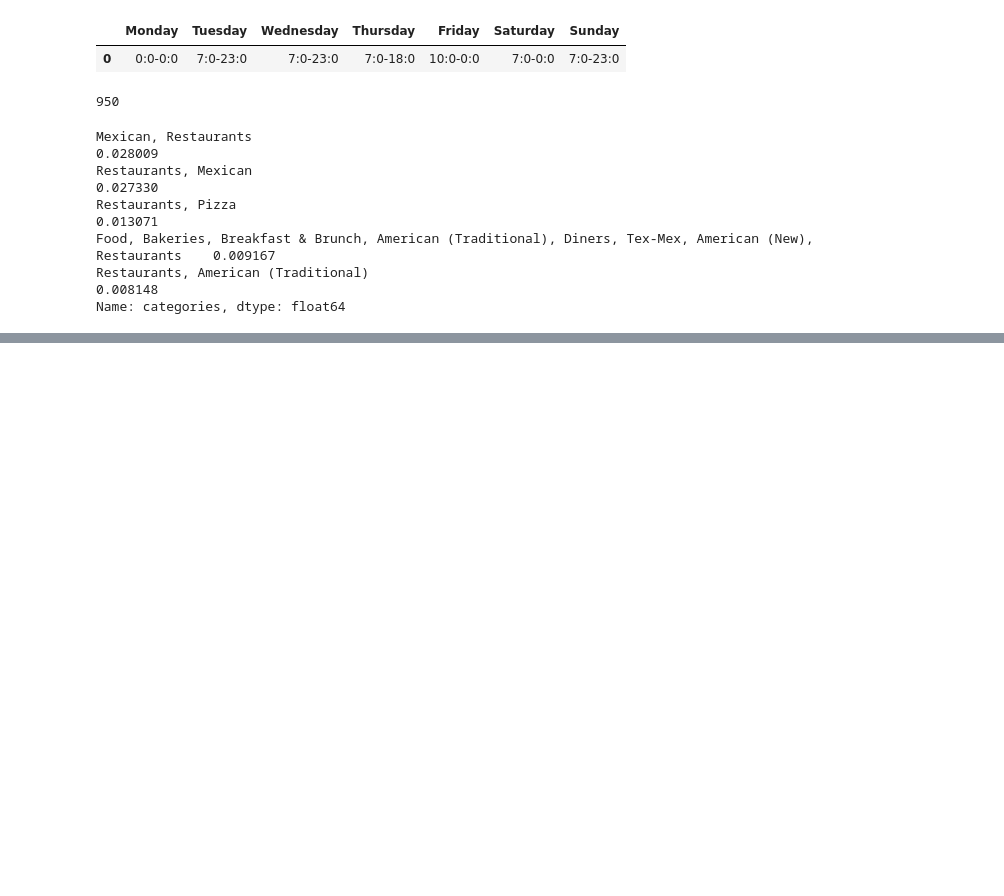
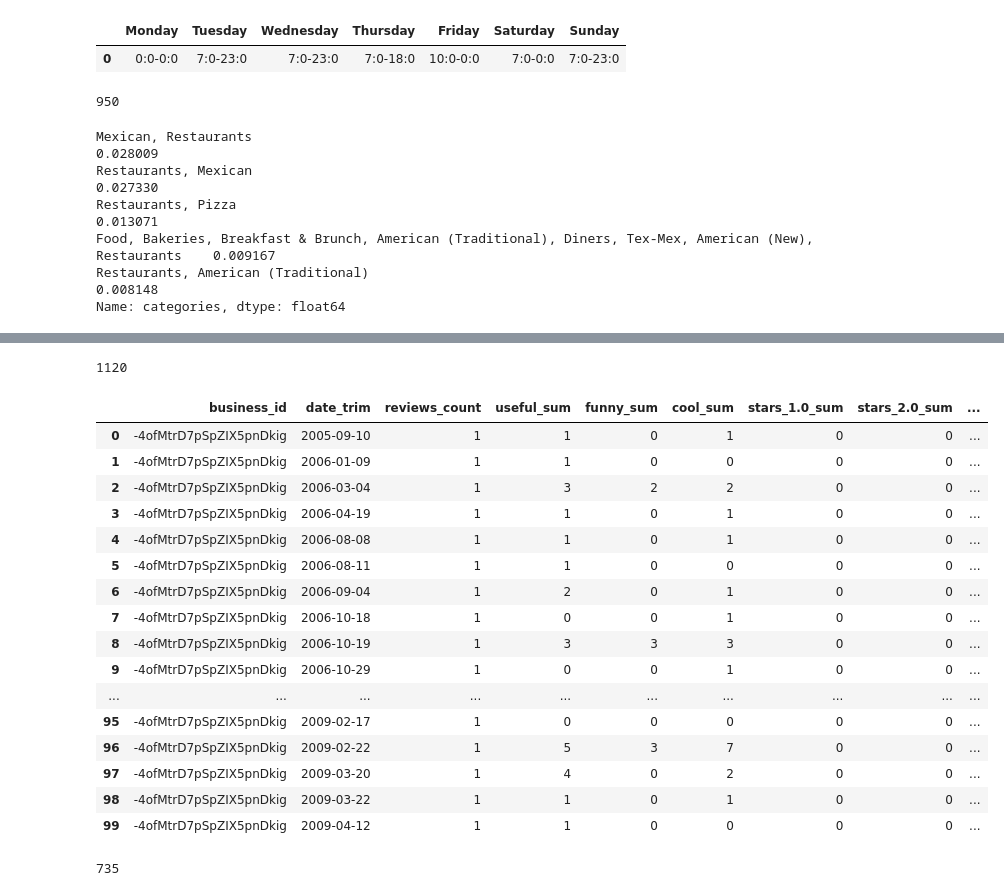
Before and after one commit to ellerybledsoe/Springboard, a Jupyter notebook: Austin Restaurant Inspections_Data Wrangling.ipynb, the cells around one changed output, grey strips where cells are left out. Cells and saved outputs as stored; diff of their text form; code cells hidden in the pictures; blank space fills up the shorter version.

```diff
--- a/Austin Restaurant Inspections_Data Wrangling.ipynb
+++ b/Austin Restaurant Inspections_Data Wrangling.ipynb
@@ -560,0 +551,30 @@ austin_inspections_yelp_merge3.merge(yelp_reviews_tx,)
+# %%
+#yelp_reviews_tx3 = yelp_reviews_tx2.reset_index()
+#yelp_reviews_tx3.head(1)
+yelp_reviews_tx3.business_id.nunique()
+# %% [output]
+1120
+# %%
+yelp_reviews_tx3.sort_values(by=['business_id','date_trim']).head(100)
+# %% [output]
+|  | business_id | date_trim | reviews_count | useful_sum | funny_sum | cool_sum | stars_1.0_sum | stars_2.0_sum | ... |
+| 0 | -4ofMtrD7pSpZIX5pnDkig | 2005-09-10 | 1 | 1 | 0 | 1 | 0 | 0 | ... |
+| 1 | -4ofMtrD7pSpZIX5pnDkig | 2006-01-09 | 1 | 1 | 0 | 0 | 0 | 0 | ... |
+| 2 | -4ofMtrD7pSpZIX5pnDkig | 2006-03-04 | 1 | 3 | 2 | 2 | 0 | 0 | ... |
+| 3 | -4ofMtrD7pSpZIX5pnDkig | 2006-04-19 | 1 | 1 | 0 | 1 | 0 | 0 | ... |
+| 4 | -4ofMtrD7pSpZIX5pnDkig | 2006-08-08 | 1 | 1 | 0 | 1 | 0 | 0 | ... |
+| 5 | -4ofMtrD7pSpZIX5pnDkig | 2006-08-11 | 1 | 1 | 0 | 0 | 0 | 0 | ... |
+| 6 | -4ofMtrD7pSpZIX5pnDkig | 2006-09-04 | 1 | 2 | 0 | 1 | 0 | 0 | ... |
+| 7 | -4ofMtrD7pSpZIX5pnDkig | 2006-10-18 | 1 | 0 | 0 | 1 | 0 | 0 | ... |
+| 8 | -4ofMtrD7pSpZIX5pnDkig | 2006-10-19 | 1 | 3 | 3 | 3 | 0 | 0 | ... |
+| 9 | -4ofMtrD7pSpZIX5pnDkig | 2006-10-29 | 1 | 0 | 0 | 1 | 0 | 0 | ... |
+| ... | ... | ... | ... | ... | ... | ... | ... | ... | ... |
+| 95 | -4ofMtrD7pSpZIX5pnDkig | 2009-02-17 | 1 | 0 | 0 | 0 | 0 | 0 | ... |
+| 96 | -4ofMtrD7pSpZIX5pnDkig | 2009-02-22 | 1 | 5 | 3 | 7 | 0 | 0 | ... |
+| 97 | -4ofMtrD7pSpZIX5pnDkig | 2009-03-20 | 1 | 4 | 0 | 2 | 0 | 0 | ... |
+| 98 | -4ofMtrD7pSpZIX5pnDkig | 2009-03-22 | 1 | 1 | 0 | 1 | 0 | 0 | ... |
+| 99 | -4ofMtrD7pSpZIX5pnDkig | 2009-04-12 | 1 | 1 | 0 | 0 | 0 | 0 | ... |
+# %%
+austin_inspections_yelp_merge3['Inspection Date'].nunique()
+# %% [output]
+735
```
Also changed, not shown: parts of 33 cells of this notebook.
